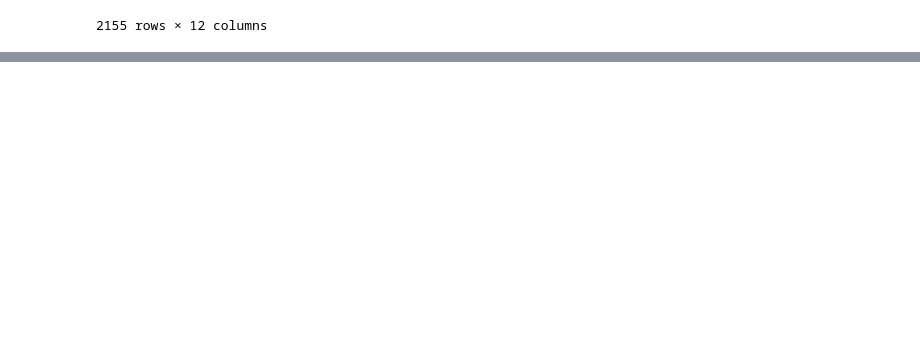
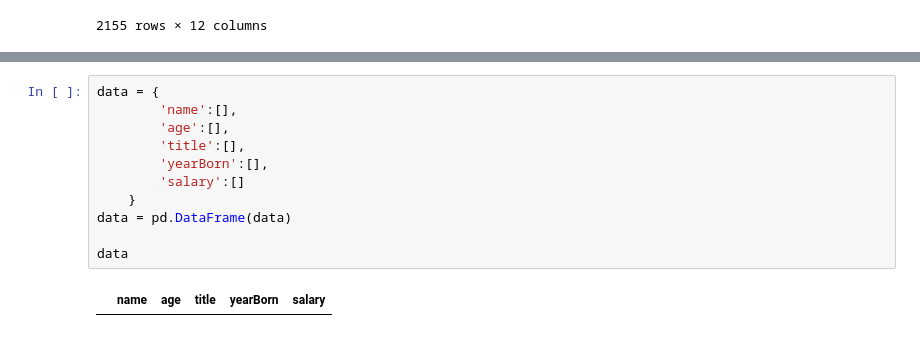
Before and after one commit to Muyiiwaa/learn-EDA, a Jupyter notebook: pandas2.ipynb, the cells around one changed output, grey strips where cells are left out. Cells and saved outputs as stored; diff of their text form; blank space fills up the shorter version.

```diff
--- a/pandas2.ipynb
+++ b/pandas2.ipynb
@@ -194,0 +215,13 @@ order_data
+# %%
+data = {
+        'name':[],
+        'age':[],
+        'title':[],
+        'yearBorn':[],
+        'salary':[]
+    }
+data = pd.DataFrame(data)
+
+data
+# %% [output]
+|  | name | age | title | yearBorn | salary |
```
Also changed, not shown: parts of 6 cells of this notebook.
